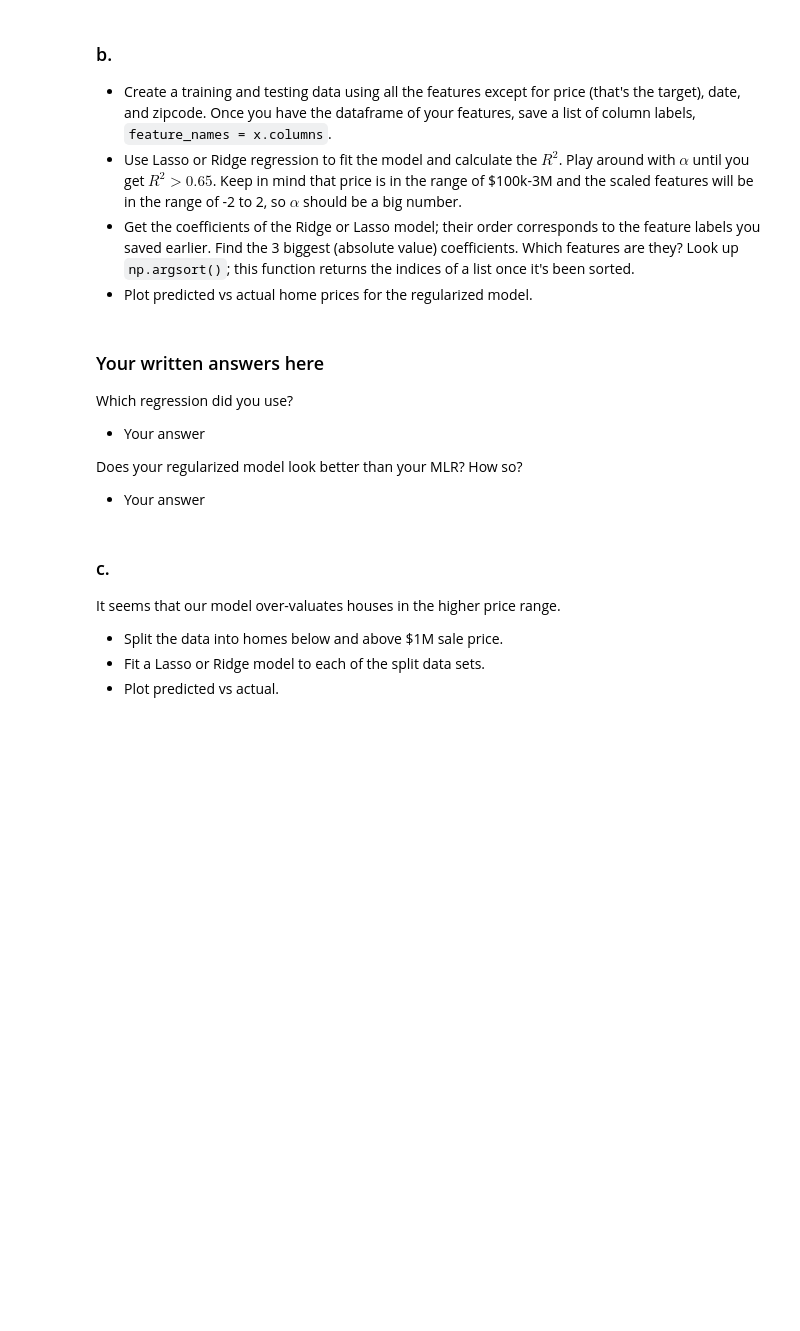
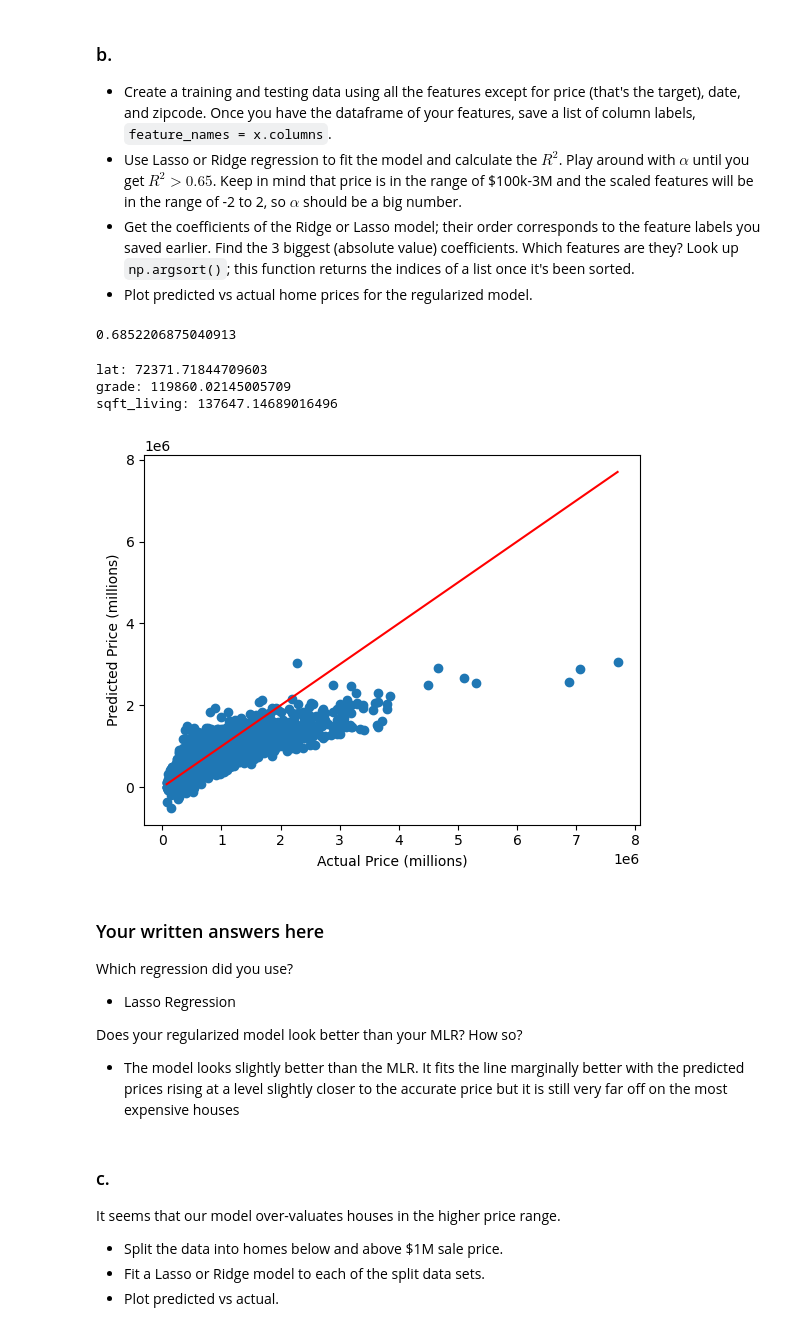
Before and after one commit to GettysburgDataScience/ps1-linear-regression-andeka04, a Jupyter notebook: PS1.ipynb, the cells around one changed output. Drawn from its saved outputs; the diff is of its cells as text; code cells hidden in the pictures; blank space fills up the shorter version.

```diff
--- a/PS1.ipynb
+++ b/PS1.ipynb
@@ -174,10 +310,57 @@ Which features are you using and why?
+# %%
+# Your code here. Add cells as needed.
+from sklearn.linear_model import Lasso, Ridge
+# Your code here. Add cells as needed.
+yL = housing_df['price']
+xL = housing_df.drop(columns = ['price', 'date', 'id', 'zipcode'])
+feature_names = xL.columns
+
+# train test split
+x_trainL, x_testL, y_trainL, y_testL = train_test_split(xL, yL, test_size=0.2)
+
+# standardize the feature data
+scalerL = StandardScaler()
+x_scaled_trainL = scalerL.fit_transform(x_trainL)
+x_scaled_testL = scalerL.transform(x_testL)
+
+# create Lasso model
+model_lasso = Lasso(alpha = 10000, max_iter = 10000)
+model_lasso.fit(x_scaled_trainL, y_trainL)
+
+# calculate r^2 value
+r2_trainL = model_lasso.score(x_scaled_trainL, y_trainL)
+r2_trainL
+# %% [output]
+0.6852206875040913
+# %%
+# print_model(model_lasso.intercept_, model_lasso.coef_, feature_names)
+
+coef_idx_sort = np.argsort(abs(model_lasso.coef_))
+
+# print only the last 3 coefficients (the 3 highest)
+for idx in coef_idx_sort[-3:]:
+    print(f'{feature_names[idx]}: {model_lasso.coef_[idx]}')
+# %% [output]
+lat: 72371.71844709603
+grade: 119860.02145005709
+sqft_living: 137647.14689016496
+# %%
+# plot the predicted prices versus the actual home prices with line for correlation
+y_predL = model_lasso.predict(x_scaled_trainL)
+plt.scatter(y_trainL, y_predL)
+plt.plot([yL.min(), yL.max()], [yL.min(), yL.max()], color = 'red')
+plt.xlabel('Actual Price (millions)')
+plt.ylabel('Predicted Price (millions)')
+plt.show()
+# %% [output]
+[figure, added]
 # %% [markdown]
 ### Your written answers here
 Which regression did you use?
- - Your answer
+ - Lasso Regression
 
 Does your regularized model look better than your MLR? How so?
- - Your answer
+ - The model looks slightly better than the MLR. It fits the line marginally better with the predicted prices rising at a level slightly closer to the accurate price but it is still very far off on the most expensive houses
 # %% [markdown]
 ### c.
 It seems that our model over-valuates houses in the higher price range.
```
Also changed, not shown: parts of 24 cells of this notebook.
